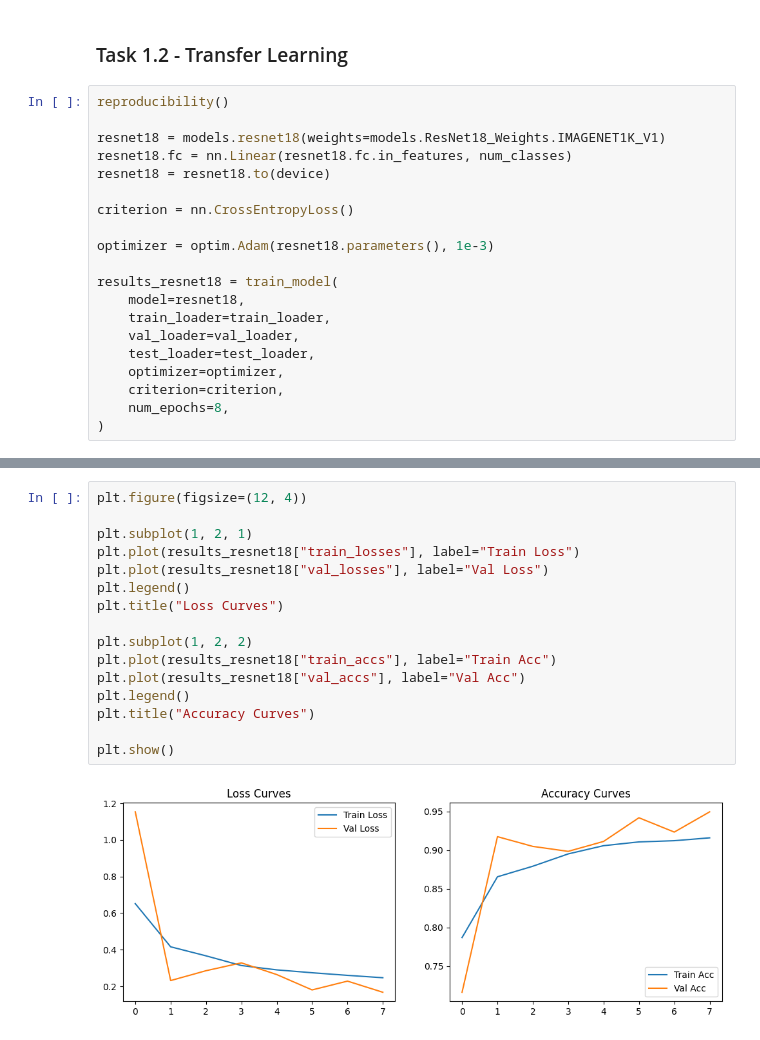
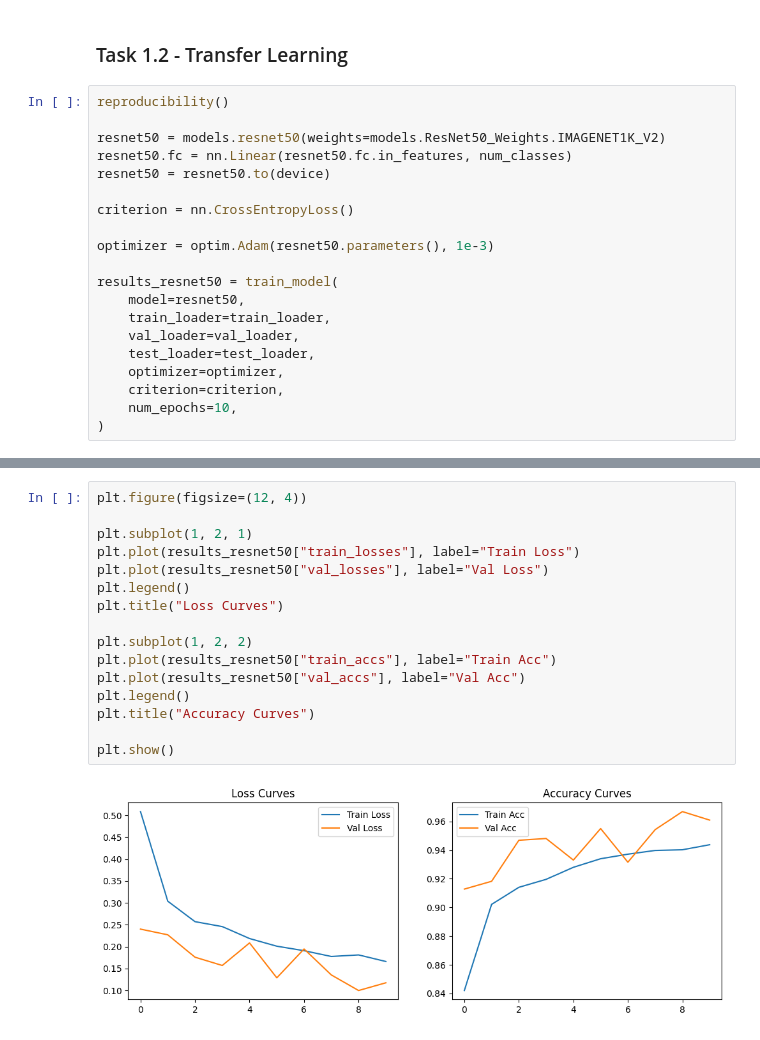
Before and after one commit to dboutzounis/Satellite-Data-Comparative-Study, a Jupyter notebook: satellite_image_classification.ipynb, the cells around one changed output, grey strips where cells are left out. Cells and saved outputs as stored; diff of their text form.

```diff
--- a/satellite_image_classification.ipynb
+++ b/satellite_image_classification.ipynb
@@ -420,22 +420,22 @@ plt.show()
 # %%
 reproducibility()
 
-resnet18 = models.resnet18(weights=models.ResNet18_Weights.IMAGENET1K_V1)
-resnet18.fc = nn.Linear(resnet18.fc.in_features, num_classes)
-resnet18 = resnet18.to(device)
+resnet50 = models.resnet50(weights=models.ResNet50_Weights.IMAGENET1K_V2)
+resnet50.fc = nn.Linear(resnet50.fc.in_features, num_classes)
+resnet50 = resnet50.to(device)
 
 criterion = nn.CrossEntropyLoss()
 
-optimizer = optim.Adam(resnet18.parameters(), 1e-3)
+optimizer = optim.Adam(resnet50.parameters(), 1e-3)
 
-results_resnet18 = train_model(
-    model=resnet18,
+results_resnet50 = train_model(
+    model=resnet50,
     train_loader=train_loader,
     val_loader=val_loader,
     test_loader=test_loader,
     optimizer=optimizer,
     criterion=criterion,
-    num_epochs=8,
+    num_epochs=10,
 )
 # %% [output]
 Random seed set to 42
@@ -452,21 +454,21 @@ Training Time: 3.23 minutes
 # %%
 plt.figure(figsize=(12, 4))
 
 plt.subplot(1, 2, 1)
-plt.plot(results_resnet18["train_losses"], label="Train Loss")
-plt.plot(results_resnet18["val_losses"], label="Val Loss")
+plt.plot(results_resnet50["train_losses"], label="Train Loss")
+plt.plot(results_resnet50["val_losses"], label="Val Loss")
 plt.legend()
 plt.title("Loss Curves")
 
 plt.subplot(1, 2, 2)
-plt.plot(results_resnet18["train_accs"], label="Train Acc")
-plt.plot(results_resnet18["val_accs"], label="Val Acc")
+plt.plot(results_resnet50["train_accs"], label="Train Acc")
+plt.plot(results_resnet50["val_accs"], label="Val Acc")
 plt.legend()
 plt.title("Accuracy Curves")
 
 plt.show()
 # %% [output]
-[figure, old version]
+[figure, new version]
 # %%
 reproducibility()
 
```
Also changed, not shown: parts of 3 cells of this notebook.
